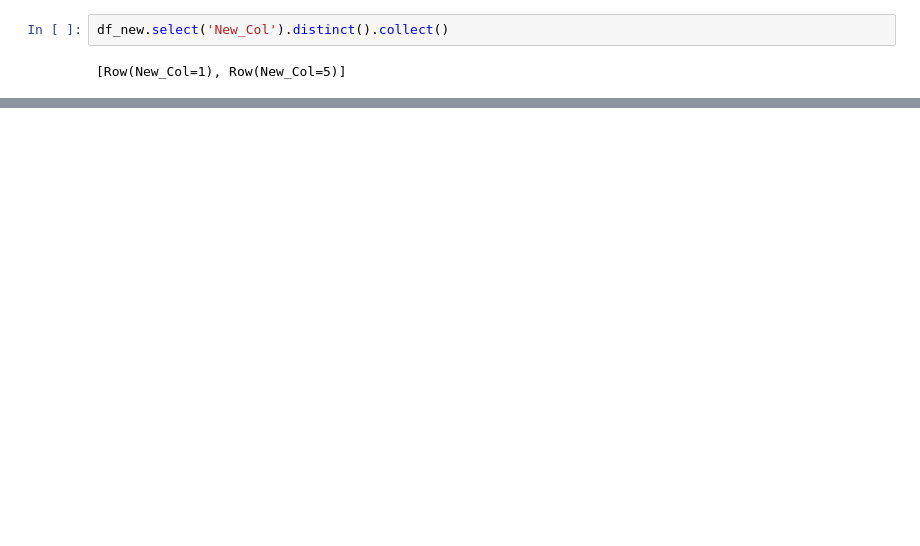
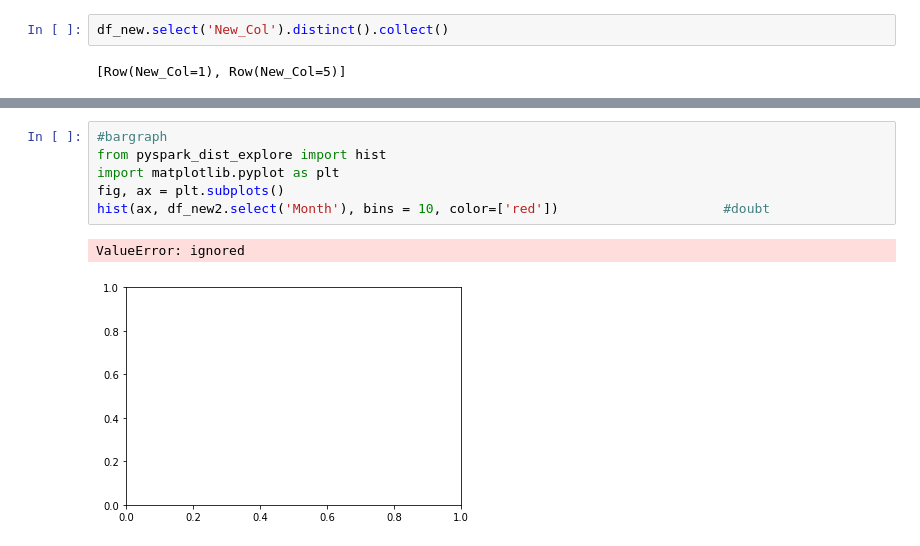
Before and after one commit to pritu16/PySpark_colab, a Jupyter notebook: Testing (3).ipynb, the cells around one changed output, grey strips where cells are left out. Cells and saved outputs as stored; diff of their text form; blank space fills up the shorter version.

```diff
--- a/Testing (3).ipynb
+++ b/Testing (3).ipynb
@@ -470,0 +611,9 @@ only showing top 20 rows
+# %%
+#bargraph
+from pyspark_dist_explore import hist
+import matplotlib.pyplot as plt
+fig, ax = plt.subplots()
+hist(ax, df_new2.select('Month'), bins = 10, color=['red'])                     #doubt
+# %% [output]
+ValueError: ignored
+[figure, added]
```
Also changed, not shown: parts of 16 cells of this notebook.
